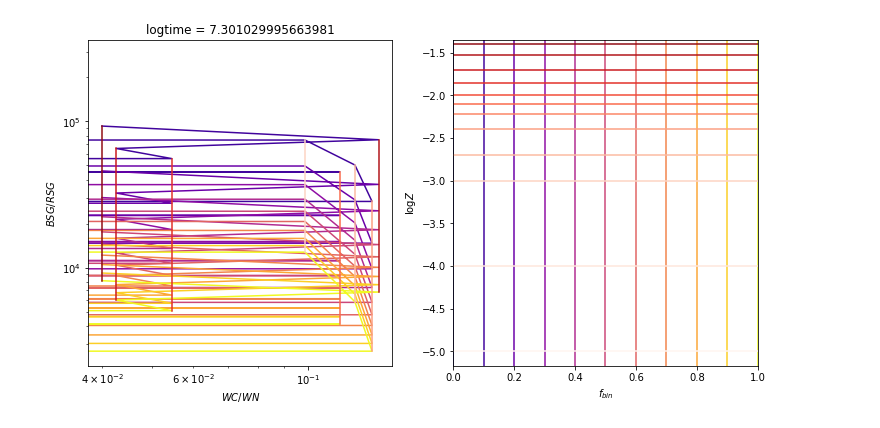
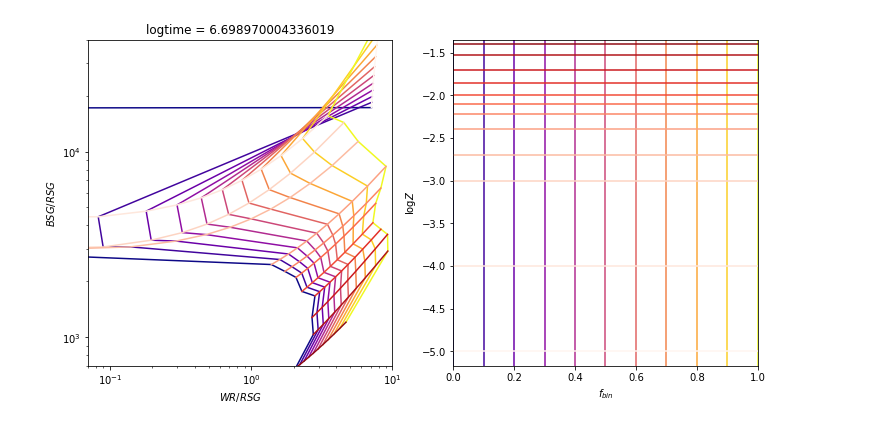
Before and after one commit to tzdwi/Diagnostics, a Jupyter notebook: code/diagnostics.ipynb, the cells around one changed output. Drawn from its saved outputs; the diff is of its cells as text; code cells hidden in the pictures.

Commit message:
these plots are beautiful

```diff
--- a/code/diagnostics.ipynb
+++ b/code/diagnostics.ipynb
@@ -152,7 +152,10 @@ def plot_ratios(ratio1,ratio2,par3,par3val):
         ax[1].set(xlabel=r'$\log{t}$',ylabel=r'$f_{bin}$')
 
     ax[0].set(xlabel=r'${}$'.format(ratio1),ylabel=r'${}$'.format(ratio2),title=par3+' = {0}'.format(par3val))
+
+    return fig,ax
 # %%
-plot_ratios(ratio1='WC/WN',ratio2='BSG/RSG',par3='logtime',par3val=np.log10(20e6))
+fig, ax = plot_ratios(ratio1='WR/RSG',ratio2='BSG/RSG',par3='logtime',par3val=np.log10(5e6))
+ax[0].set(xlim=(7e-2,1e1),ylim=(7e2,4e4));
 # %% [output]
-[figure, old version]
+[figure, new version]
```
Also changed, not shown: parts of 8 cells of this notebook.
